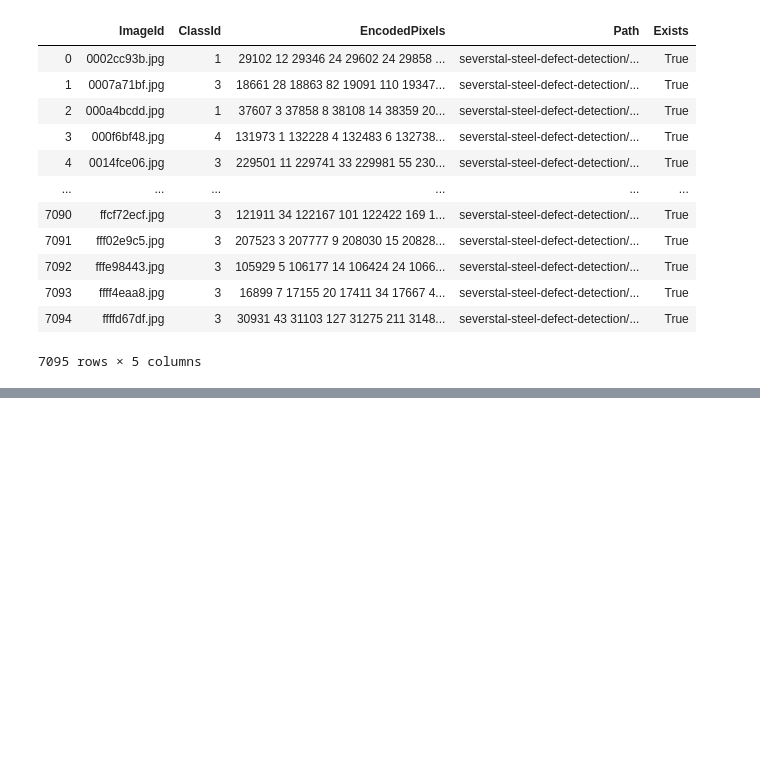
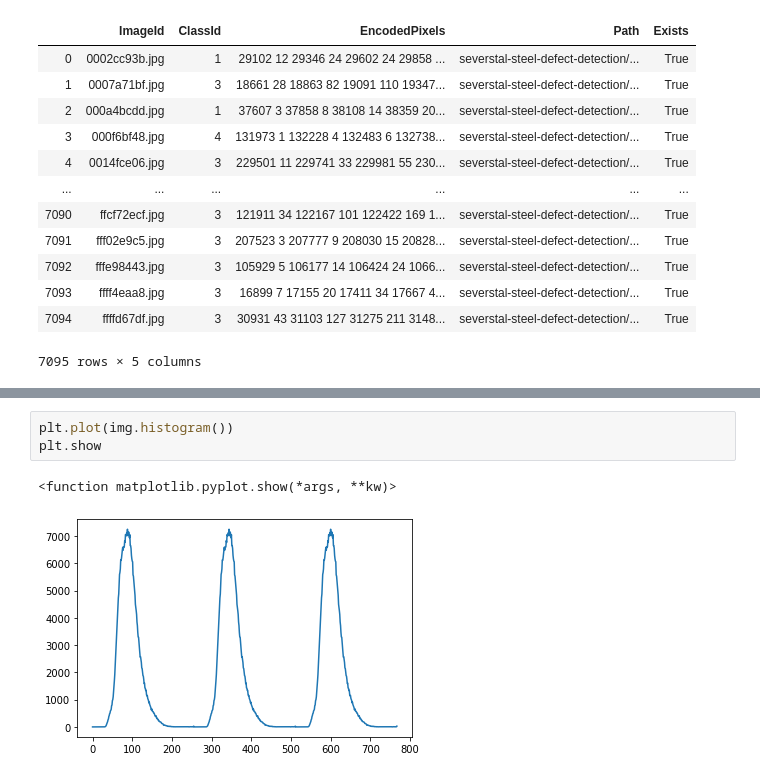
Before and after one commit to CostaDiego/severstal-semantic-segmentation, a Jupyter notebook: dataExploration.ipynb, the cells around one changed output, grey strips where cells are left out. Saved outputs shown, nothing was run; the diff lists cells and outputs as text; blank space fills up the shorter version.

```diff
--- a/dataExploration.ipynb
+++ b/dataExploration.ipynb
@@ -53,0 +69,6 @@ severstal_df
+# %%
+plt.plot(img.histogram())
+plt.show
+# %% [output]
+<function matplotlib.pyplot.show(*args, **kw)>
+[figure, added]
```
Also changed, not shown: parts of 3 cells of this notebook.
